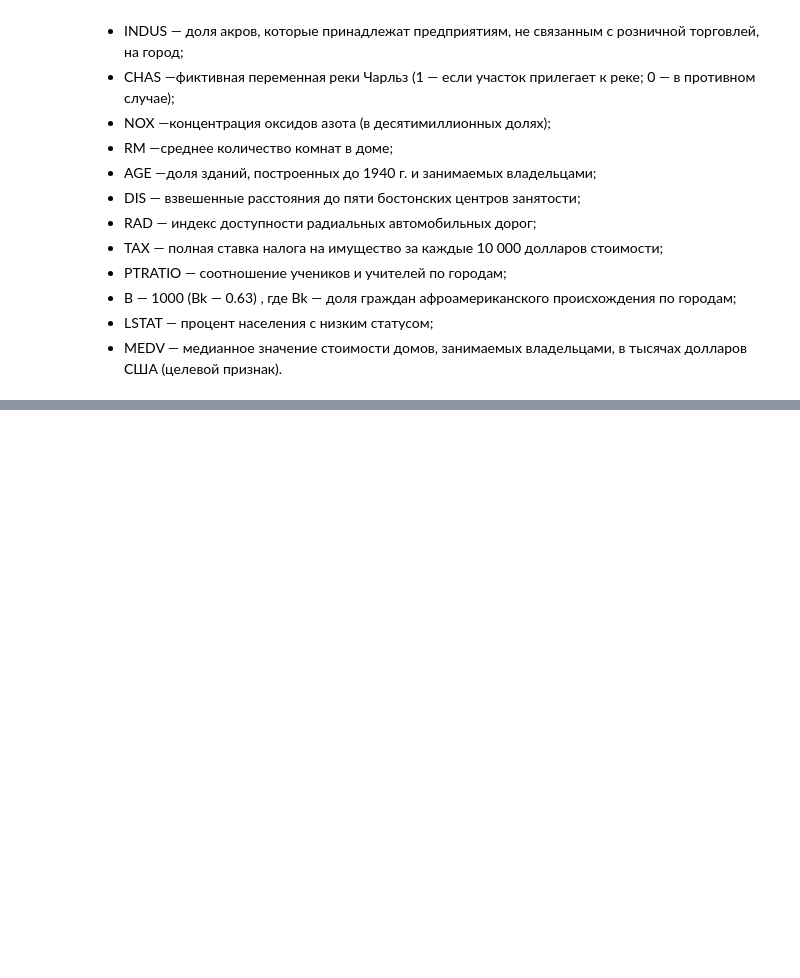
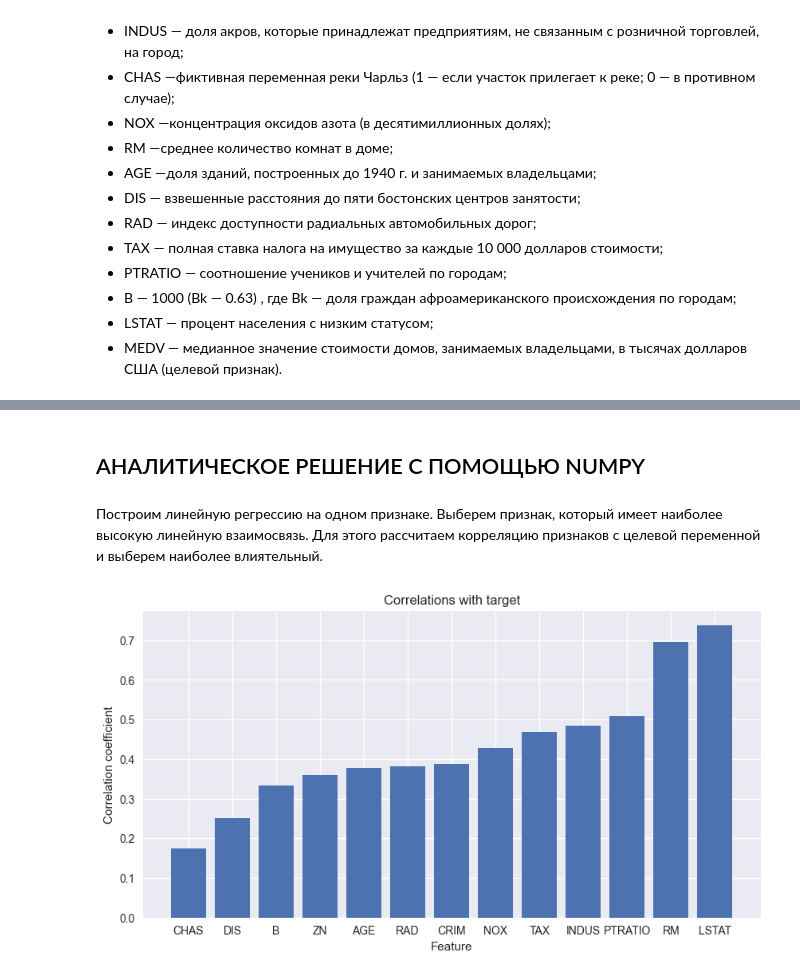
Before and after one commit to Ildar-Shamaev/ML, a Jupyter notebook: ML_2_Regression/ML.ipynb, the cells around one changed output, grey strips where cells are left out. Saved outputs shown, nothing was run; the diff lists cells and outputs as text; code cells hidden in the pictures; blank space fills up the shorter version.

```diff
--- a/ML_2_Regression/ML.ipynb
+++ b/ML_2_Regression/ML.ipynb
@@ -34,0 +58,17 @@ boston_data.info()
+# %% [markdown]
+## АНАЛИТИЧЕСКОЕ РЕШЕНИЕ С ПОМОЩЬЮ NUMPY
+# %% [markdown]
+Построим линейную регрессию на одном признаке. Выберем признак, который имеет наиболее высокую линейную взаимосвязь. Для этого рассчитаем корреляцию признаков с целевой переменной и выберем наиболее влиятельный.
+# %%
+#Вычисляем модуль корреляции
+corr_with_target = boston_data.corr()['MEDV'].abs().sort_values()
+#Удаляем корреляцию целевой переменной с самой собой
+corr_with_target = corr_with_target.drop('MEDV')
+#Строим столбчатую диаграмму корреляций
+fig, ax = plt.subplots(figsize=(10, 5)) #фигура+координатная плоскость
+ax.bar(corr_with_target.index, corr_with_target.values) #столбчатая диаграмма
+ax.set_title('Correlations with target') #название графика
+ax.set_xlabel('Feature') #название оси x
+ax.set_ylabel('Сorrelation coefficient'); #название оси y
+# %% [output]
+[figure, added]
```
Also changed, not shown: parts of 30 cells of this notebook, 20 other files.
